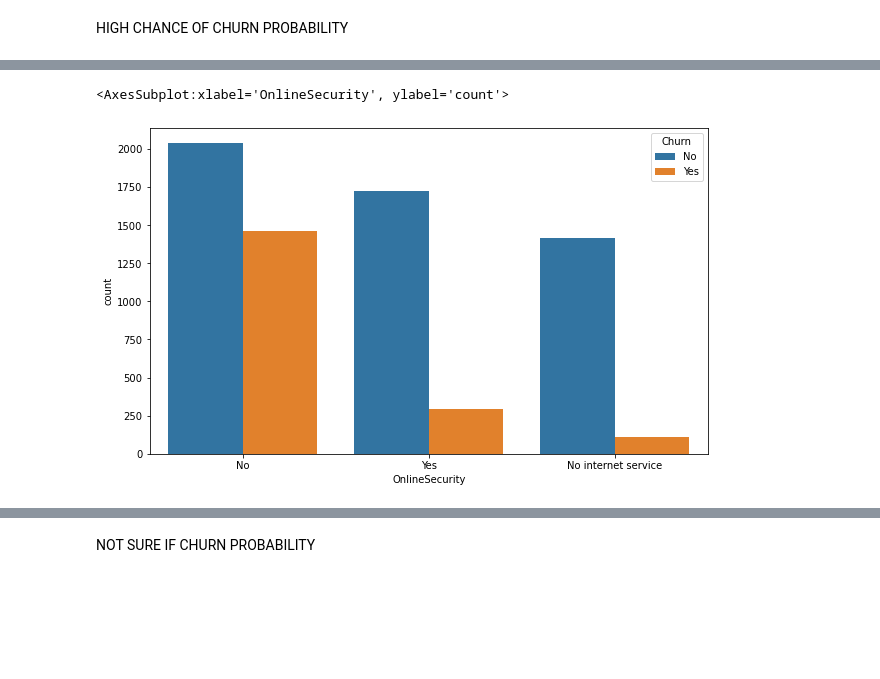
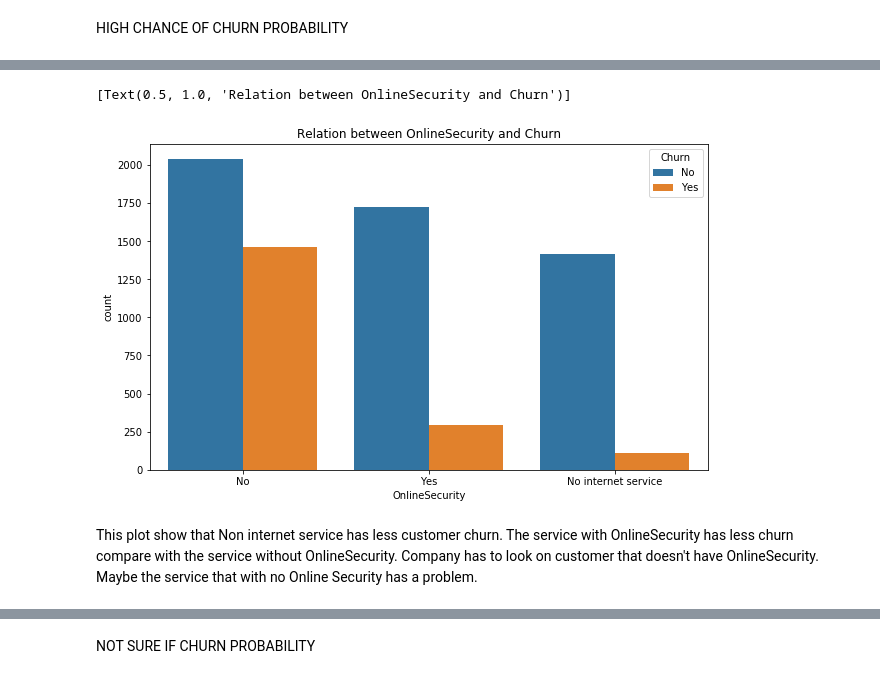
Before and after one commit to Nas-virat/Telco-Customer-Churn, a Jupyter notebook: Telco-Churn-Visualization.ipynb, the cells around one changed output, grey strips where cells are left out. Cells and saved outputs as stored; diff of their text form; code cells hidden in the pictures; blank space fills up the shorter version.

```diff
--- a/Telco-Churn-Visualization.ipynb
+++ b/Telco-Churn-Visualization.ipynb
@@ -10,7 +13,7 @@ import seaborn as sns
 # %% [markdown]
 ### IMPORT DATA
 # %%
-df = pd.read_csv('telco-customer-churn.csv')
+df = pd.read_csv('Telco-Customer-Churn.csv')
 df
 # %% [output]
 |  | customerID | gender | SeniorCitizen | Partner | Dependents | tenure | PhoneService | MultipleLines | ... |
@@ -79,6 +109,9 @@ sns.countplot(data=df, x='Contract', hue='Churn')
 # %%
 fig = plt.figure(figsize=(10,6))
-sns.countplot(data=df, x='OnlineSecurity', hue='Churn')
+sns.countplot(data=df, x='OnlineSecurity', hue='Churn').set(title='Relation between OnlineSecurity and Churn')
 # %% [output]
-<AxesSubplot:xlabel='OnlineSecurity', ylabel='count'>
+[Text(0.5, 1.0, 'Relation between OnlineSecurity and Churn')]
-[figure, old version]
+[figure, new version]
+# %% [markdown]
+This plot show that Non internet service has less customer churn. The service with OnlineSecurity has less churn compare with the service without OnlineSecurity.
+Company has to look on customer that doesn't have OnlineSecurity. Maybe the service that with no Online Security has a problem.
```
Also changed, not shown: parts of 32 cells of this notebook.
